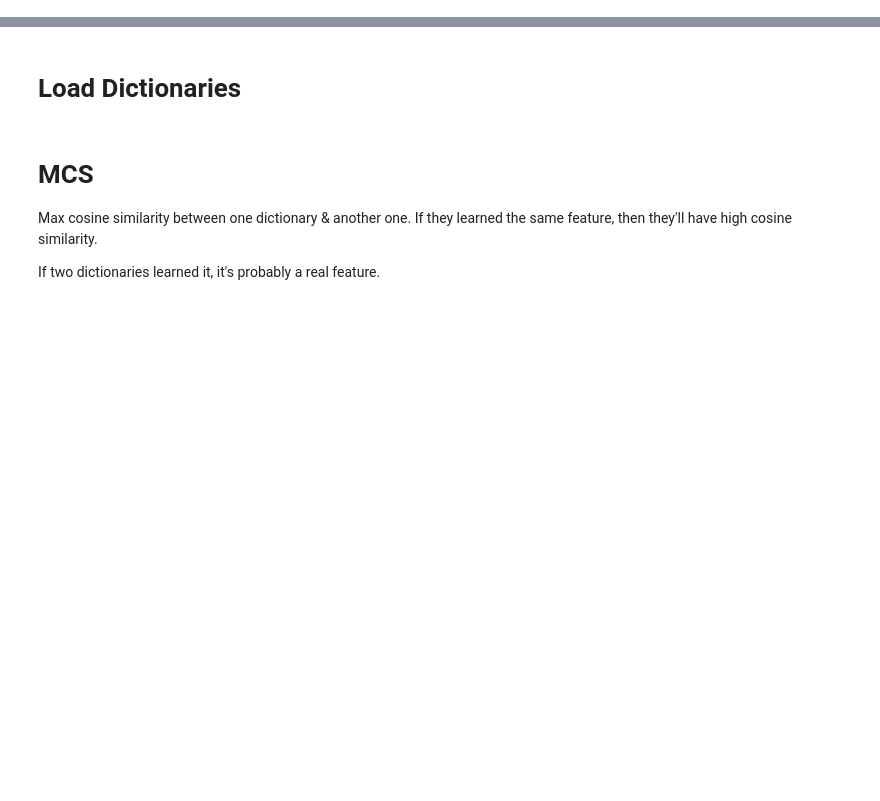
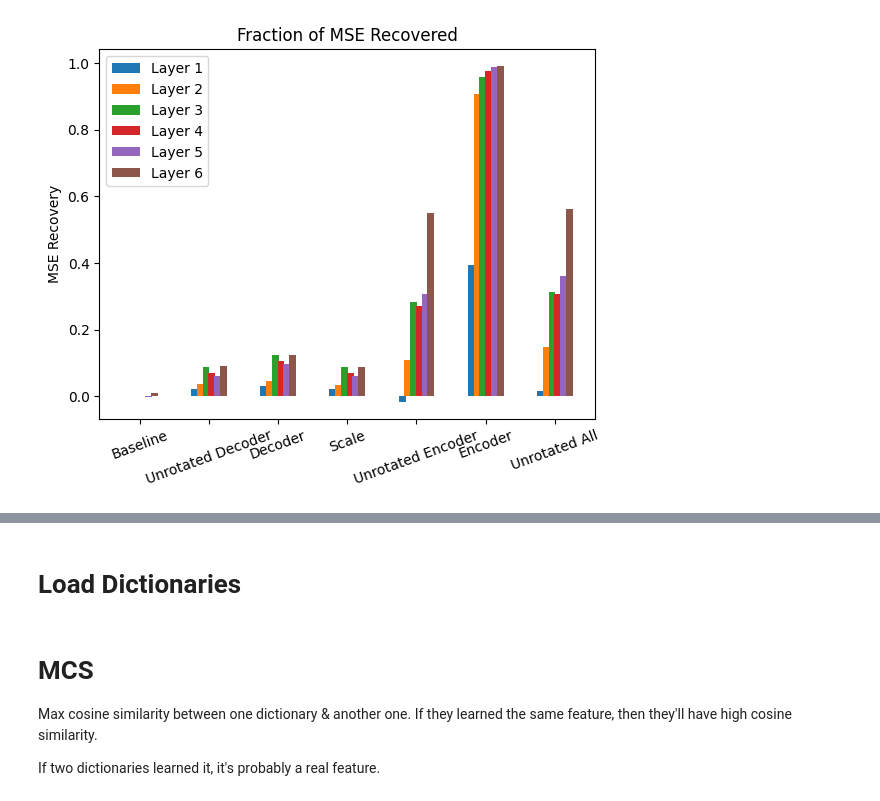
Before and after one commit to loganriggs/sparse_coding, a Jupyter notebook: perplexity.ipynb, the cells around one changed output, grey strips where cells are left out. Drawn from its saved outputs; the diff is of its cells as text; code cells hidden in the pictures; blank space fills up the shorter version.

```diff
--- a/perplexity.ipynb
+++ b/perplexity.ipynb
@@ -362,38 +482,28 @@ for layer in layers:
 # %%
 #Plot all_model_perplexities - all_model_perplexities2
 import matplotlib.pyplot as plt
 # model_perplexity_diff = np.array(all_model_perplexities) - np.array(all_model_perplexities2)
-
-nmodes = len(modes)-1
-nice_name_dict = {
-    "sae": "Original",
-    "dnorotation": "Unrotated Decoder",
-    "dfree": "Decoder",
-    "scale": "Scale",
-    "enorotation": "Unrotated Encoder",
-    "efree": "Encoder",
-    "norotation": "Unrotated All"
-}
-nice_modes = [nice_name_dict[m] for m in modes]
 
 for layer in layers:
     filtered_mses = all_mses2[layer,0,1:]
     sae_mse = all_mses2[layer][0][0]
     recovered_mses = (sae_mse - filtered_mses)/(sae_mse)
 
     xs = np.arange(len(modes[1:])) + layer/(2*len(layers)) - (len(layers)-1)/(4*len(layers))
-    plt.bar(xs,recovered_mses.T, width=0.1)
+    plt.bar(xs,recovered_mses[:,0], width=0.1)
 
 xs = np.arange(len(modes[1:]))
 
 plt.legend([f"Layer {l+1}" for l in layers])
 plt.title("Fraction of MSE Recovered")
 # plt.xlabel("Autoencoder Mode")
-plt.ylabel("MSE")
+plt.ylabel("MSE Recovery")
 plt.xticks(xs, nice_modes[1:], rotation=20)
 # set ylimit to 10
 # plt.ylim(0, 1)
 plt.show()
+# %% [output]
+[figure, added]
 # %%
 #Plot all_model_perplexities - all_model_perplexities2
 import matplotlib.pyplot as plt
```
Also changed, not shown: parts of 26 cells of this notebook, 9 other files.
